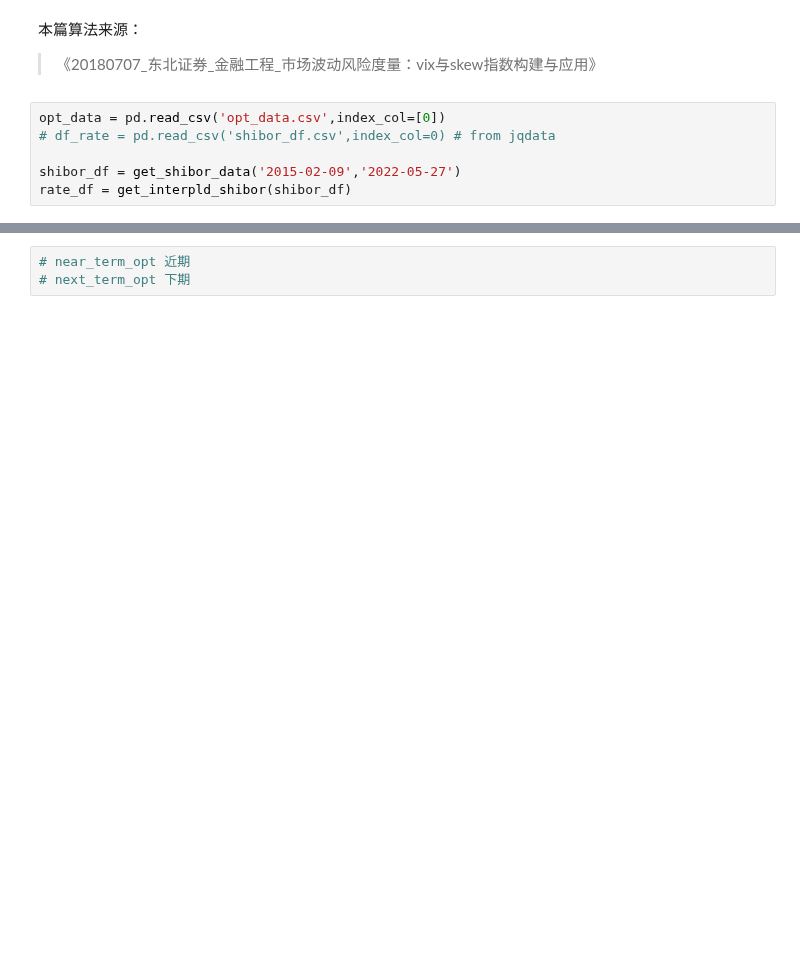
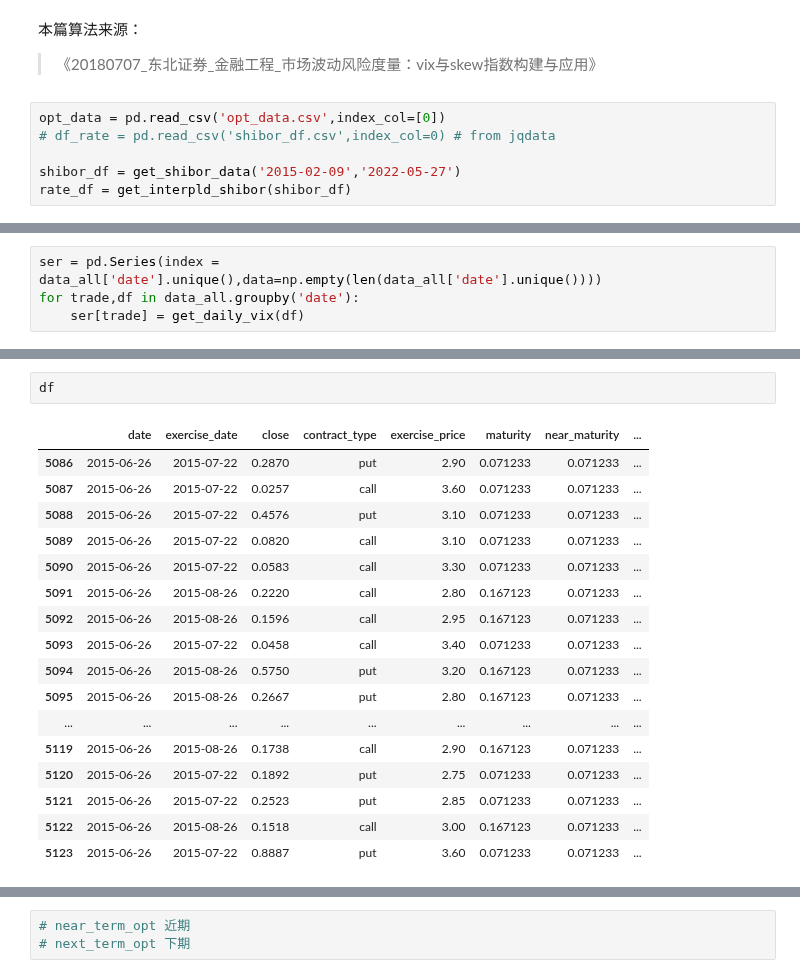
Before and after one commit to hugo2046/QuantsPlaybook, a Jupyter notebook: C-择时类/C-VIX中国版VIX编制手册/test.ipynb, the cells around one changed output, grey strips where cells are left out. Drawn from its saved outputs; the diff is of its cells as text; blank space fills up the shorter version.

```diff
--- a/C-择时类/C-VIX中国版VIX编制手册/test.ipynb
+++ b/C-择时类/C-VIX中国版VIX编制手册/test.ipynb
@@ -201,0 +157,4 @@ def calc_F(K: float, R: float, T: float, C: float, P: float) -> float:
+# %%
+ser = pd.Series(index = data_all['date'].unique(),data=np.empty(len(data_all['date'].unique())))
+for trade,df in data_all.groupby('date'):
+    ser[trade] = get_daily_vix(df)
@@ -202,3 +179,23 @@ def calc_F(K: float, R: float, T: float, C: float, P: float) -> float:
+# %%
+df
+# %% [output]
+|  | date | exercise_date | close | contract_type | exercise_price | maturity | near_maturity | ... |
+| 5086 | 2015-06-26 | 2015-07-22 | 0.2870 | put | 2.90 | 0.071233 | 0.071233 | ... |
+| 5087 | 2015-06-26 | 2015-07-22 | 0.0257 | call | 3.60 | 0.071233 | 0.071233 | ... |
+| 5088 | 2015-06-26 | 2015-07-22 | 0.4576 | put | 3.10 | 0.071233 | 0.071233 | ... |
+| 5089 | 2015-06-26 | 2015-07-22 | 0.0820 | call | 3.10 | 0.071233 | 0.071233 | ... |
+| 5090 | 2015-06-26 | 2015-07-22 | 0.0583 | call | 3.30 | 0.071233 | 0.071233 | ... |
+| 5091 | 2015-06-26 | 2015-08-26 | 0.2220 | call | 2.80 | 0.167123 | 0.071233 | ... |
+| 5092 | 2015-06-26 | 2015-08-26 | 0.1596 | call | 2.95 | 0.167123 | 0.071233 | ... |
+| 5093 | 2015-06-26 | 2015-07-22 | 0.0458 | call | 3.40 | 0.071233 | 0.071233 | ... |
+| 5094 | 2015-06-26 | 2015-08-26 | 0.5750 | put | 3.20 | 0.167123 | 0.071233 | ... |
+| 5095 | 2015-06-26 | 2015-08-26 | 0.2667 | put | 2.80 | 0.167123 | 0.071233 | ... |
+| ... | ... | ... | ... | ... | ... | ... | ... | ... |
+| 5119 | 2015-06-26 | 2015-08-26 | 0.1738 | call | 2.90 | 0.167123 | 0.071233 | ... |
+| 5120 | 2015-06-26 | 2015-07-22 | 0.1892 | put | 2.75 | 0.071233 | 0.071233 | ... |
+| 5121 | 2015-06-26 | 2015-07-22 | 0.2523 | put | 2.85 | 0.071233 | 0.071233 | ... |
+| 5122 | 2015-06-26 | 2015-08-26 | 0.1518 | call | 3.00 | 0.167123 | 0.071233 | ... |
+| 5123 | 2015-06-26 | 2015-07-22 | 0.8887 | put | 3.60 | 0.071233 | 0.071233 | ... |
 # %%
 watch_date = '2015-02-09'
 COND = (opt_data['date'] == watch_date)
```
Also changed, not shown: parts of 21 cells of this notebook, 4 other files.
